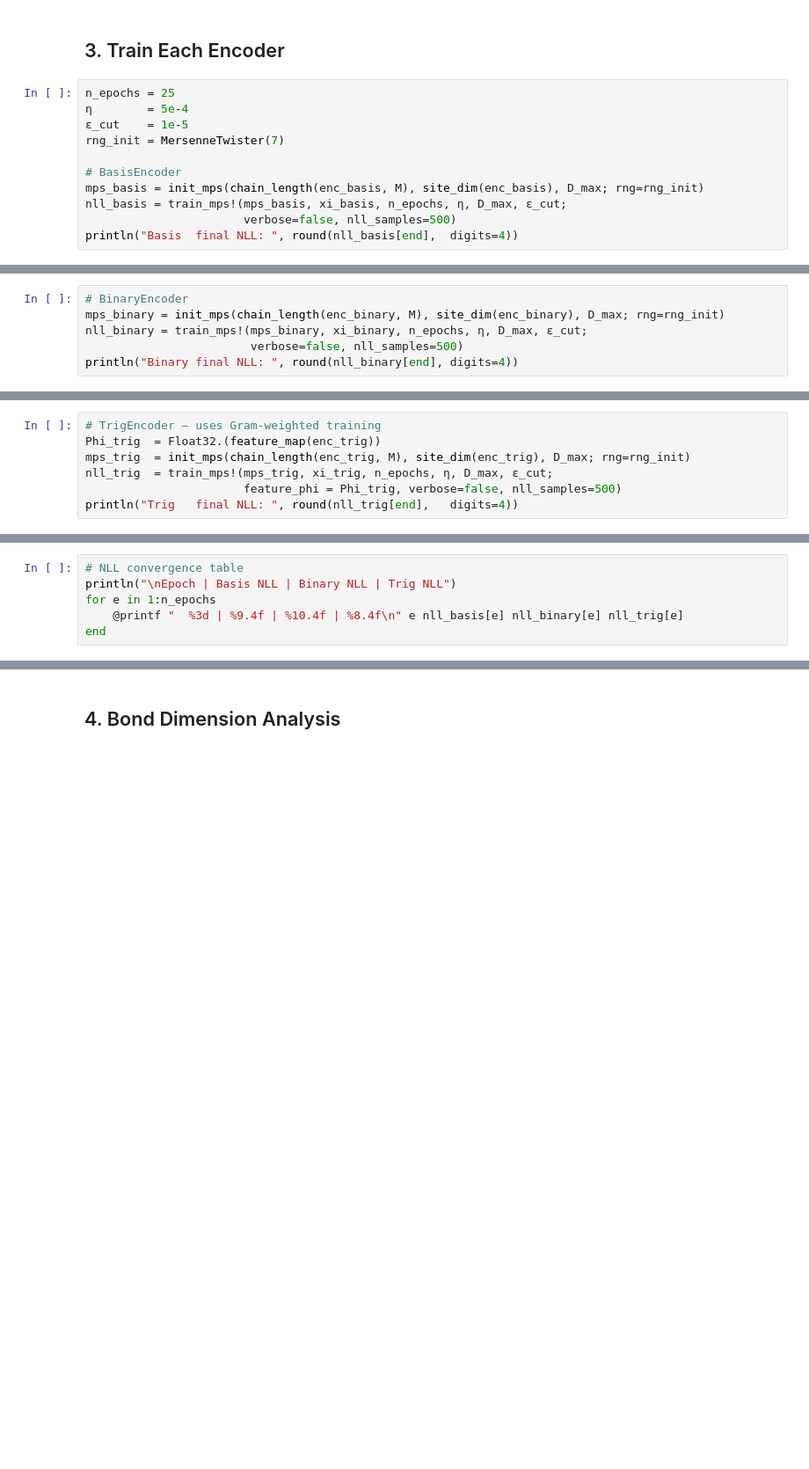
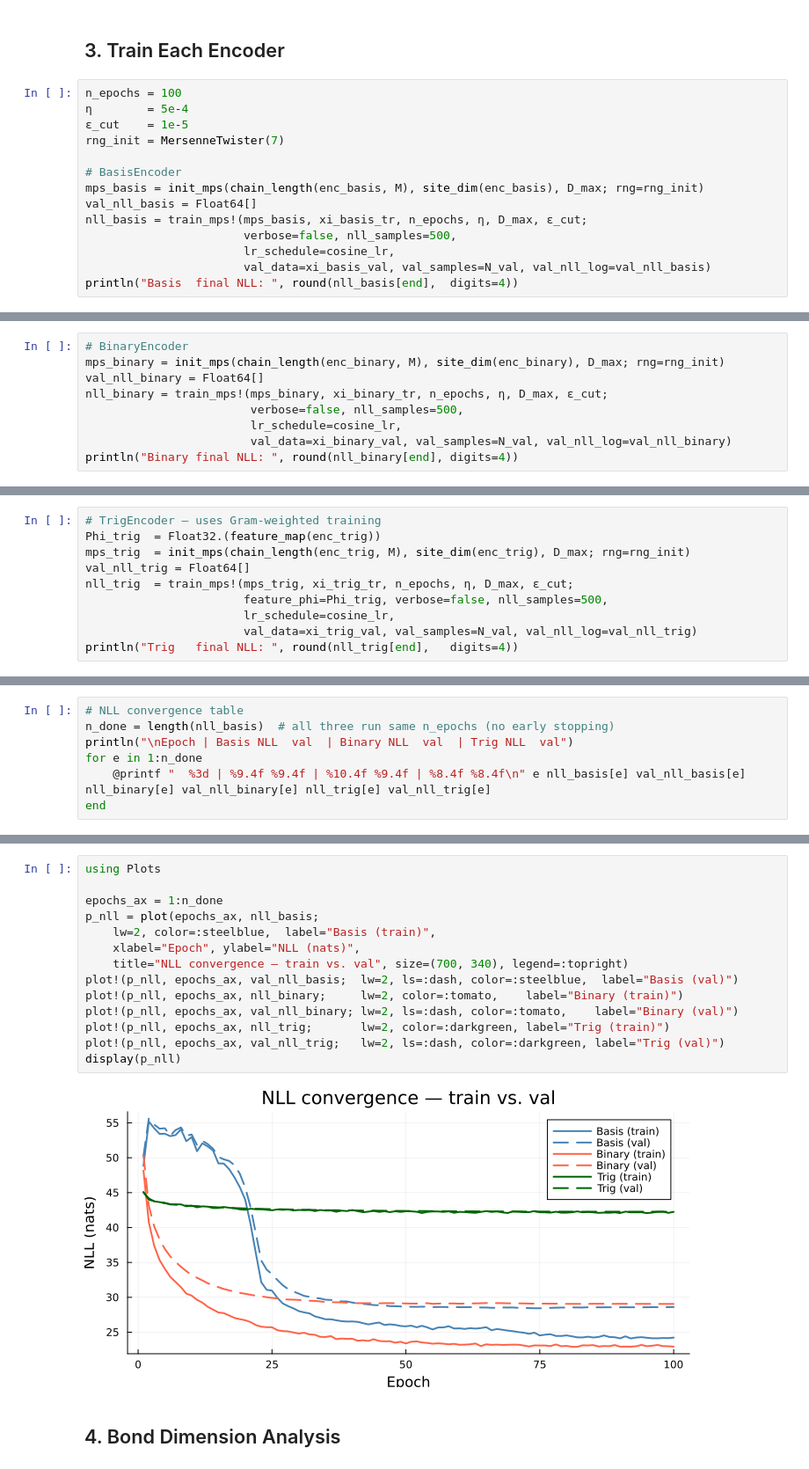
Before and after one commit to diegobragaferreira/MPSFast.jl, a Jupyter notebook: notebooks/experiments/encodings_comparison.ipynb, the cells around one changed output, grey strips where cells are left out. Shown at 88% size. Drawn from its saved outputs; the diff is of its cells as text; blank space fills up the shorter version.

```diff
--- a/notebooks/experiments/encodings_comparison.ipynb
+++ b/notebooks/experiments/encodings_comparison.ipynb
@@ -83,14 +95,17 @@ Encoder overview:
 # %% [markdown]
 ## 3. Train Each Encoder
 # %%
-n_epochs = 25
+n_epochs = 100
 η        = 5e-4
 ε_cut    = 1e-5
 rng_init = MersenneTwister(7)
 
 # BasisEncoder
 mps_basis = init_mps(chain_length(enc_basis, M), site_dim(enc_basis), D_max; rng=rng_init)
-nll_basis = train_mps!(mps_basis, xi_basis, n_epochs, η, D_max, ε_cut;
-                       verbose=false, nll_samples=500)
+val_nll_basis = Float64[]
+nll_basis = train_mps!(mps_basis, xi_basis_tr, n_epochs, η, D_max, ε_cut;
+                       verbose=false, nll_samples=500,
+                       lr_schedule=cosine_lr,
+                       val_data=xi_basis_val, val_samples=N_val, val_nll_log=val_nll_basis)
 println("Basis  final NLL: ", round(nll_basis[end],  digits=4))
 # %% [output]
@@ -98,7 +113,10 @@ Basis  final NLL: 14.1922
 # %%
 # BinaryEncoder
 mps_binary = init_mps(chain_length(enc_binary, M), site_dim(enc_binary), D_max; rng=rng_init)
-nll_binary = train_mps!(mps_binary, xi_binary, n_epochs, η, D_max, ε_cut;
-                        verbose=false, nll_samples=500)
+val_nll_binary = Float64[]
+nll_binary = train_mps!(mps_binary, xi_binary_tr, n_epochs, η, D_max, ε_cut;
+                        verbose=false, nll_samples=500,
+                        lr_schedule=cosine_lr,
+                        val_data=xi_binary_val, val_samples=N_val, val_nll_log=val_nll_binary)
 println("Binary final NLL: ", round(nll_binary[end], digits=4))
 # %% [output]
@@ -107,7 +125,10 @@ Binary final NLL: 16.1728
 # TrigEncoder — uses Gram-weighted training
 Phi_trig  = Float32.(feature_map(enc_trig))
 mps_trig  = init_mps(chain_length(enc_trig, M), site_dim(enc_trig), D_max; rng=rng_init)
-nll_trig  = train_mps!(mps_trig, xi_trig, n_epochs, η, D_max, ε_cut;
-                       feature_phi = Phi_trig, verbose=false, nll_samples=500)
+val_nll_trig = Float64[]
+nll_trig  = train_mps!(mps_trig, xi_trig_tr, n_epochs, η, D_max, ε_cut;
+                       feature_phi=Phi_trig, verbose=false, nll_samples=500,
+                       lr_schedule=cosine_lr,
+                       val_data=xi_trig_val, val_samples=N_val, val_nll_log=val_nll_trig)
 println("Trig   final NLL: ", round(nll_trig[end],   digits=4))
 # %% [output]
@@ -115,7 +136,8 @@ Trig   final NLL: 28.5779
 # %%
 # NLL convergence table
-println("\nEpoch | Basis NLL | Binary NLL | Trig NLL")
-for e in 1:n_epochs
-    @printf "  %3d | %9.4f | %10.4f | %8.4f\n" e nll_basis[e] nll_binary[e] nll_trig[e]
+n_done = length(nll_basis)  # all three run same n_epochs (no early stopping)
+println("\nEpoch | Basis NLL  val  | Binary NLL  val  | Trig NLL  val")
+for e in 1:n_done
+    @printf "  %3d | %9.4f %9.4f | %10.4f %9.4f | %8.4f %8.4f\n" e nll_basis[e] val_nll_basis[e] nll_binary[e] val_nll_binary[e] nll_trig[e] val_nll_trig[e]
 end
 # %% [output]
@@ -139,3 +163,19 @@ Epoch | Basis NLL | Binary NLL | Trig NLL
+# %%
+using Plots
+
+epochs_ax = 1:n_done
+p_nll = plot(epochs_ax, nll_basis;
+    lw=2, color=:steelblue,  label="Basis (train)",
+    xlabel="Epoch", ylabel="NLL (nats)",
+    title="NLL convergence — train vs. val", size=(700, 340), legend=:topright)
+plot!(p_nll, epochs_ax, val_nll_basis;  lw=2, ls=:dash, color=:steelblue,  label="Basis (val)")
+plot!(p_nll, epochs_ax, nll_binary;     lw=2, color=:tomato,    label="Binary (train)")
+plot!(p_nll, epochs_ax, val_nll_binary; lw=2, ls=:dash, color=:tomato,    label="Binary (val)")
+plot!(p_nll, epochs_ax, nll_trig;       lw=2, color=:darkgreen, label="Trig (train)")
+plot!(p_nll, epochs_ax, val_nll_trig;   lw=2, ls=:dash, color=:darkgreen, label="Trig (val)")
+display(p_nll)
+# %% [output]
+[figure, added]
 # %% [markdown]
 ## 4. Bond Dimension Analysis
 # %%
```
Also changed, not shown: parts of 9 cells of this notebook, 7 other files.
